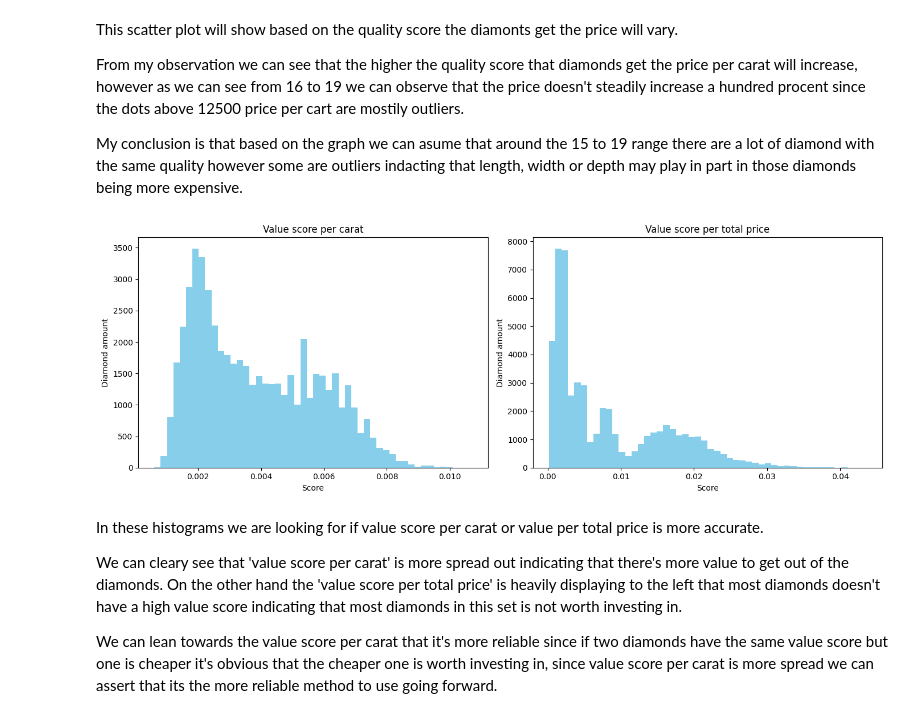
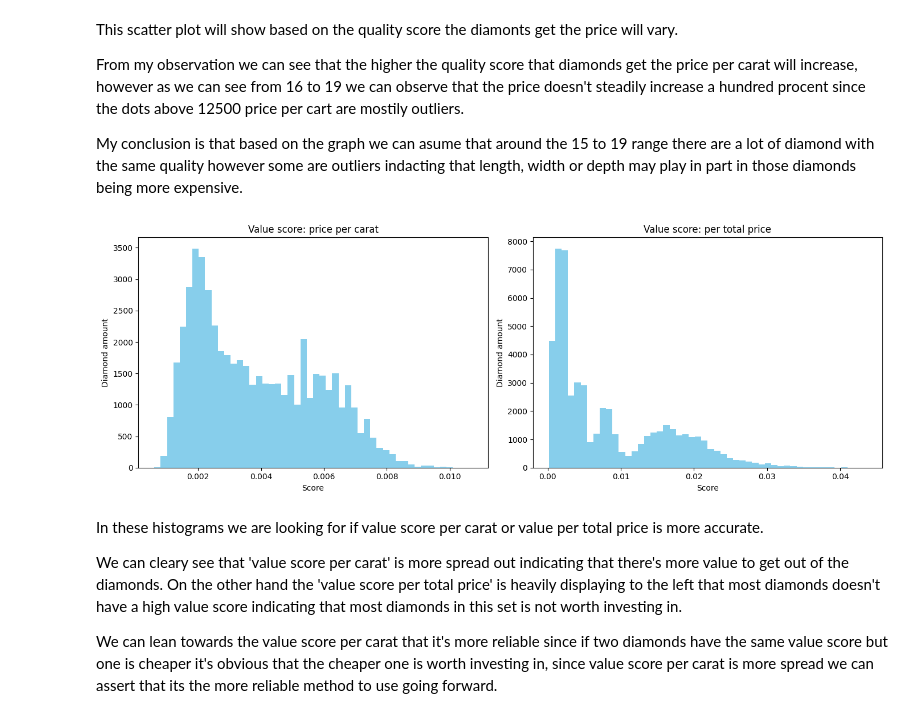
Before and after one commit to TimBjorkegren/Diamonds_Streamlit, a Jupyter notebook: jupyter_diamonds.ipynb, the cells around one changed output. Saved outputs shown, nothing was run; the diff lists cells and outputs as text; code cells hidden in the pictures.

```diff
--- a/jupyter_diamonds.ipynb
+++ b/jupyter_diamonds.ipynb
@@ -368,18 +368,18 @@ top_value = median_value.sort_values(by='value_score', ascending=False).head(10)
 # %%
 fig, ax = plt.subplots(1, 2, figsize=(14, 5))
 ax[0].hist(data_diamonds['value_score'], bins=50, color='skyblue')
-ax[0].set_title('Value score per carat')
+ax[0].set_title('Value score: price per carat')
 ax[0].set_xlabel('Score')
 ax[0].set_ylabel('Diamond amount')
 
 ax[1].hist(data_diamonds['value_score_price'], bins=50, color='skyblue')
-ax[1].set_title('Value score per total price')
+ax[1].set_title('Value score: per total price')
 ax[1].set_xlabel('Score')
 ax[1].set_ylabel('Diamond amount')
 
 plt.tight_layout()
 # %% [output]
-[figure, old version]
+[figure, new version]
 # %% [markdown]
 In these histograms we are looking for if value score per carat or value per total price is more accurate.
 
```
Also changed, not shown: 4 other files.
